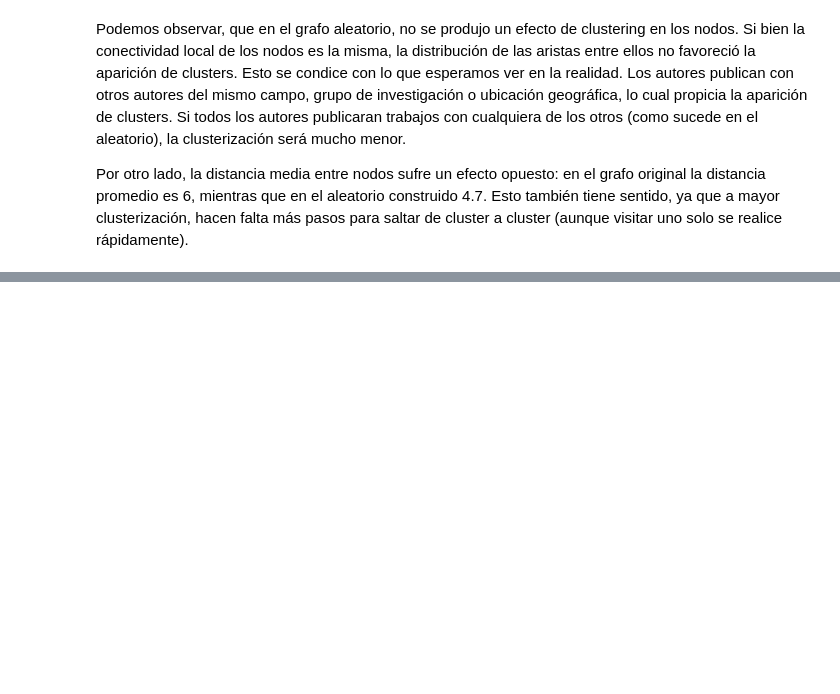
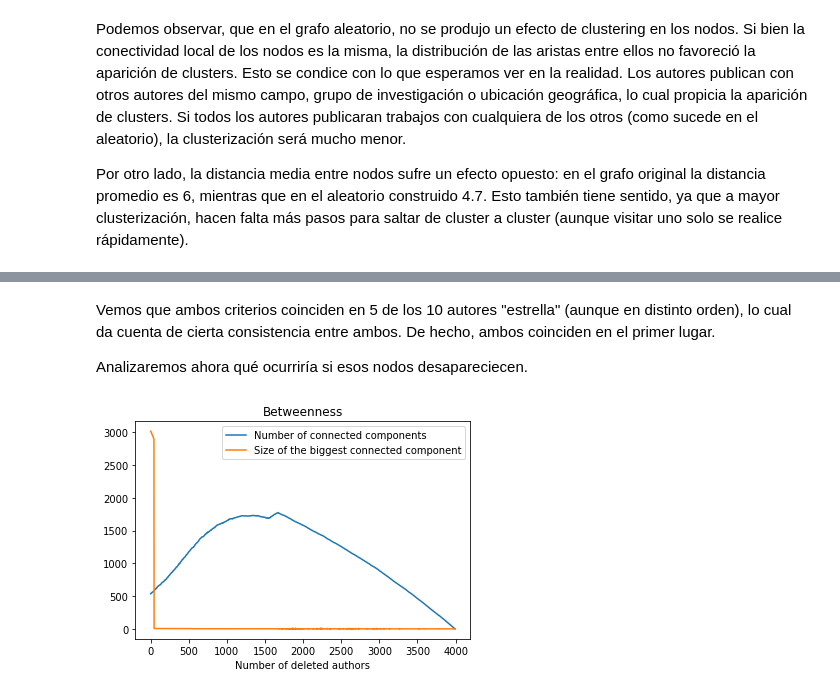
Before and after one commit to gfourcade/cienciadatos, a Jupyter notebook: tp4/tp4.ipynb, the cells around one changed output, grey strips where cells are left out. Cells and saved outputs as stored; diff of their text form; code cells hidden in the pictures; blank space fills up the shorter version.

Commit message:
Centrality

```diff
--- a/tp4/tp4.ipynb
+++ b/tp4/tp4.ipynb
@@ -173,0 +180,5 @@ Por otro lado, la distancia media entre nodos sufre un efecto opuesto: en el gra
+# %%
+central_degree = sorted(nx.degree_centrality(graph).items(), key = lambda author: author[1], reverse=True)
+central_betweenness = sorted(nx.betweenness_centrality(graph).items(), key = lambda author: author[1], reverse=True)
+
+central_degree[:10], central_betweenness[:10]
@@ -173,0 +206,26 @@ Por otro lado, la distancia media entre nodos sufre un efecto opuesto: en el gra
+# %% [markdown]
+Vemos que ambos criterios coinciden en 5 de los 10 autores "estrella" (aunque en distinto orden), lo cual da cuenta de cierta consistencia entre ambos. De hecho, ambos coinciden en el primer lugar.
+
+Analizaremos ahora qué ocurriría si esos nodos desapareciecen.
+# %%
+graph_without_central_nodes = graph.copy()
+
+number_ccs = []
+lenghts_of_giant = []
+for author in [a[0] for a in central_betweenness]:
+    graph_without_central_nodes.remove_node(author)
+
+    ccs = list(nx.algorithms.components.connected_components(graph_without_central_nodes))
+    n_ccs = len(ccs)
+    number_ccs.append(n_ccs)
+    n_giant = len(ccs[1] if n_ccs > 1 else [])
+    lenghts_of_giant.append(n_giant)
+
+plt.plot(number_ccs, label='Number of connected components')
+plt.plot(lenghts_of_giant, label='Size of the biggest connected component')
+plt.xlabel('Number of deleted authors')
+plt.legend()
+plt.title('Betweenness')
+plt.show()
+# %% [output]
+[figure, added]
```
Also changed, not shown: parts of 6 cells of this notebook.
